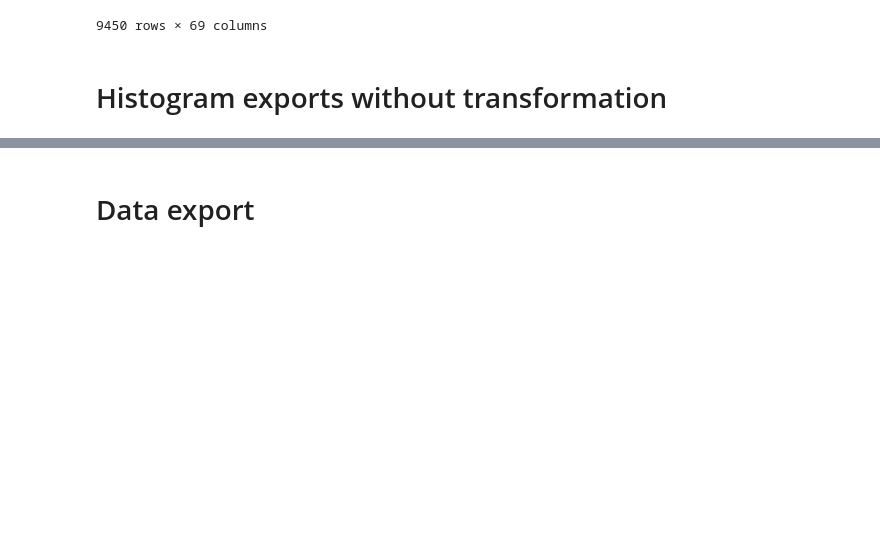
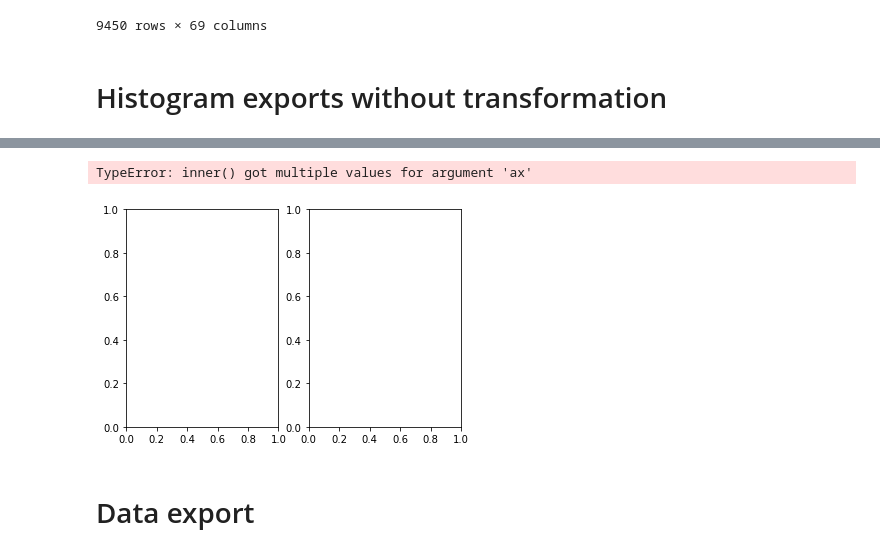
Before and after one commit to valism/Group_G_film_profit_predictor, a Jupyter notebook: data_prep_v2.ipynb, the cells around one changed output, grey strips where cells are left out. Saved outputs shown, nothing was run; the diff lists cells and outputs as text; code cells hidden in the pictures; blank space fills up the shorter version.

```diff
--- a/data_prep_v2.ipynb
+++ b/data_prep_v2.ipynb
@@ -338,3 +344,11 @@ plt.savefig("budget_x.jpg")
+# %%
+fig, axes = plt.subplots(1, 2)
+
+plt.hist(genres_films['duration_x'], density=True, ax=axes[0])
+plt.hist(genres_films['budget_x'], density=True, ax=axes[1])
+# %% [output]
+TypeError: inner() got multiple values for argument 'ax'
+[figure, added]
 # %%
 genres_films.drop(columns=['worlwide_gross_income_x','worlwide_gross_income_y','profit_x','profit_y'], inplace=True)
 # %% [markdown]
```
Also changed, not shown: parts of 2 cells of this notebook, 1 other file.
